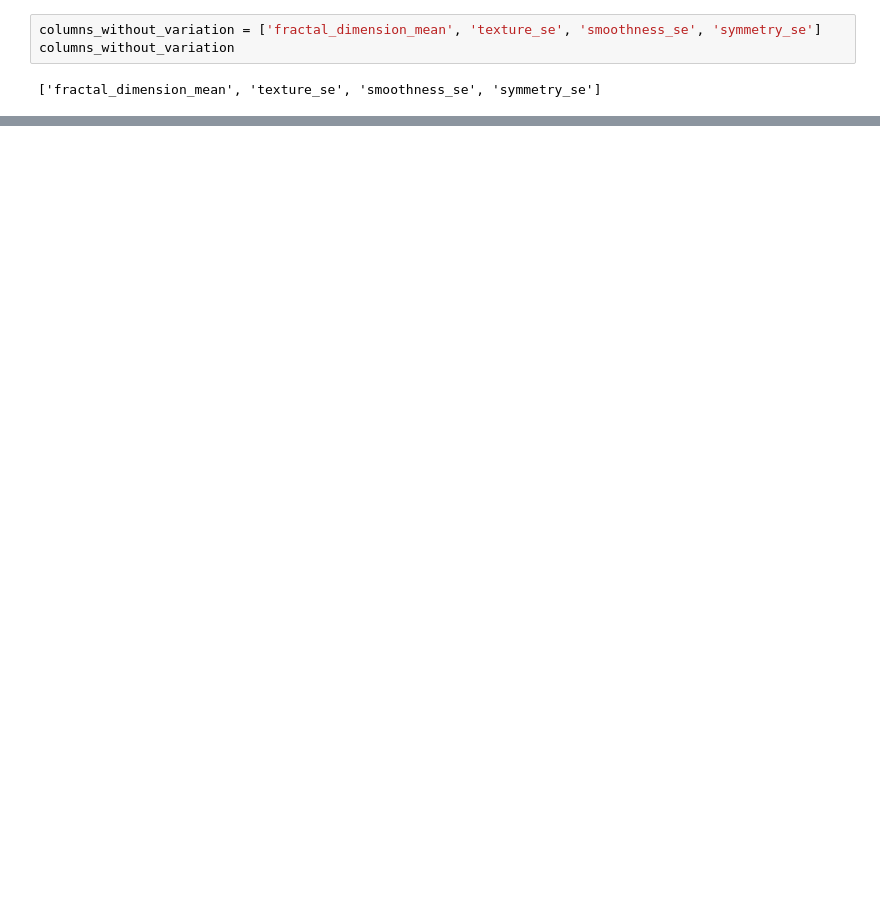
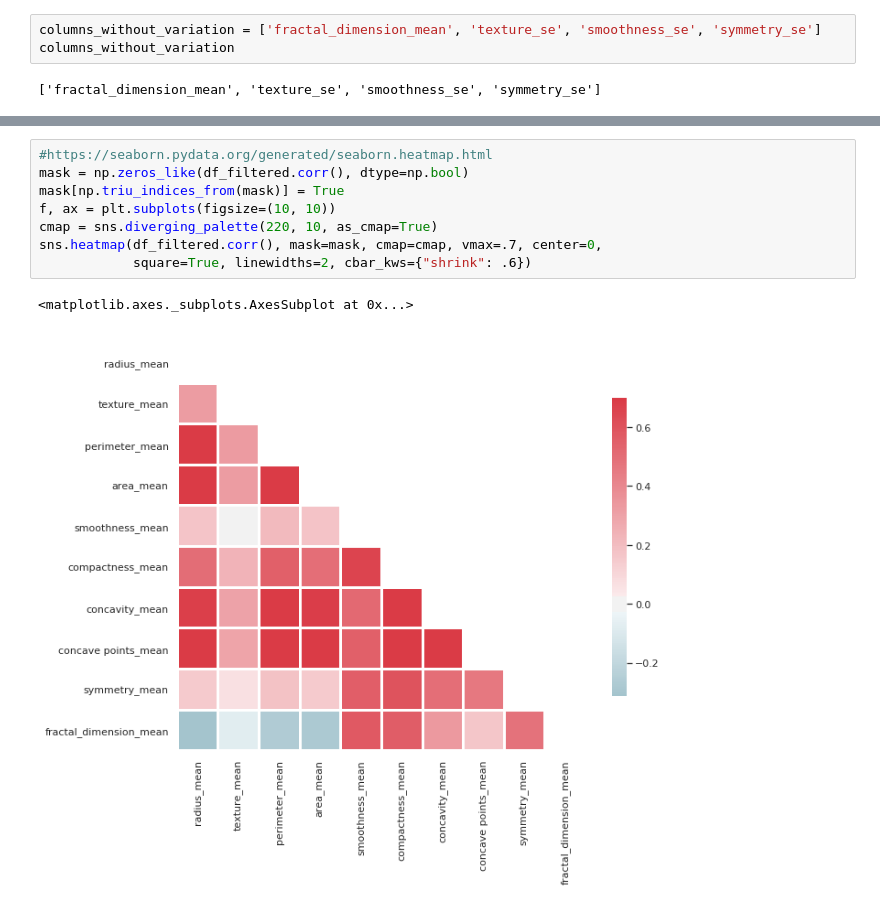
Before and after one commit to msbruno/python-data-science, a Jupyter notebook: BreastCancerData.ipynb, the cells around one changed output, grey strips where cells are left out. Drawn from its saved outputs; the diff is of its cells as text; blank space fills up the shorter version.

```diff
--- a/BreastCancerData.ipynb
+++ b/BreastCancerData.ipynb
@@ -251,0 +290,11 @@ dtc_ent.score(x_test, y_test)
+# %%
+#https://seaborn.pydata.org/generated/seaborn.heatmap.html
+mask = np.zeros_like(df_filtered.corr(), dtype=np.bool)
+mask[np.triu_indices_from(mask)] = True
+f, ax = plt.subplots(figsize=(10, 10))
+cmap = sns.diverging_palette(220, 10, as_cmap=True)
+sns.heatmap(df_filtered.corr(), mask=mask, cmap=cmap, vmax=.7, center=0,
+            square=True, linewidths=2, cbar_kws={"shrink": .6})
+# %% [output]
+<matplotlib.axes._subplots.AxesSubplot at 0x...>
+[figure, added]
```
Also changed, not shown: parts of 52 cells of this notebook.
